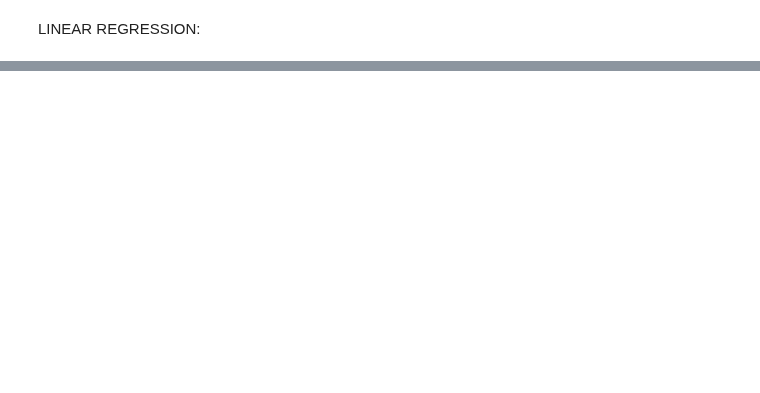
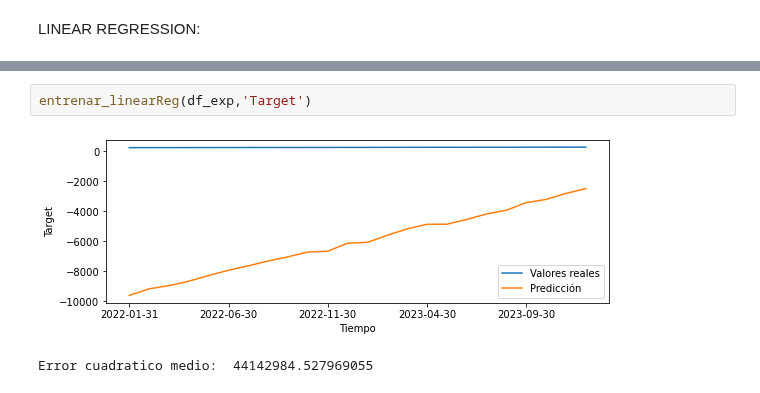
Before and after one commit to davidraamirez/drift-detection_data-augmentation, a Jupyter notebook: Variable Objetivo/Modelos.ipynb, the cells around one changed output, grey strips where cells are left out. Cells and saved outputs as stored; diff of their text form; blank space fills up the shorter version.

```diff
--- a/Variable Objetivo/Modelos.ipynb
+++ b/Variable Objetivo/Modelos.ipynb
@@ -118,0 +56,5 @@ df_log
+# %%
+entrenar_linearReg(df_exp,'Target')
+# %% [output]
+[figure, added]
+Error cuadratico medio:  44142984.527969055
```
Also changed, not shown: parts of 45 cells of this notebook, 9 other files.
